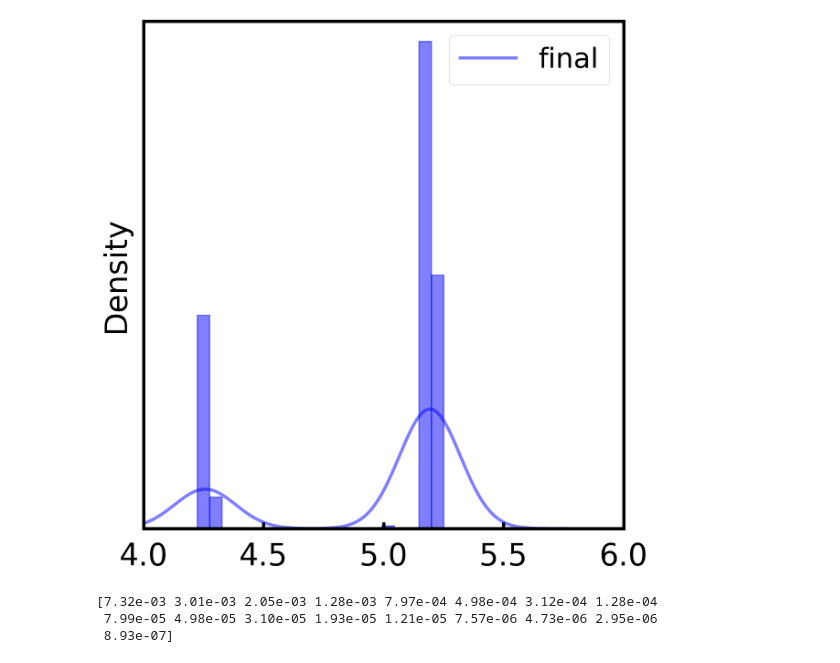
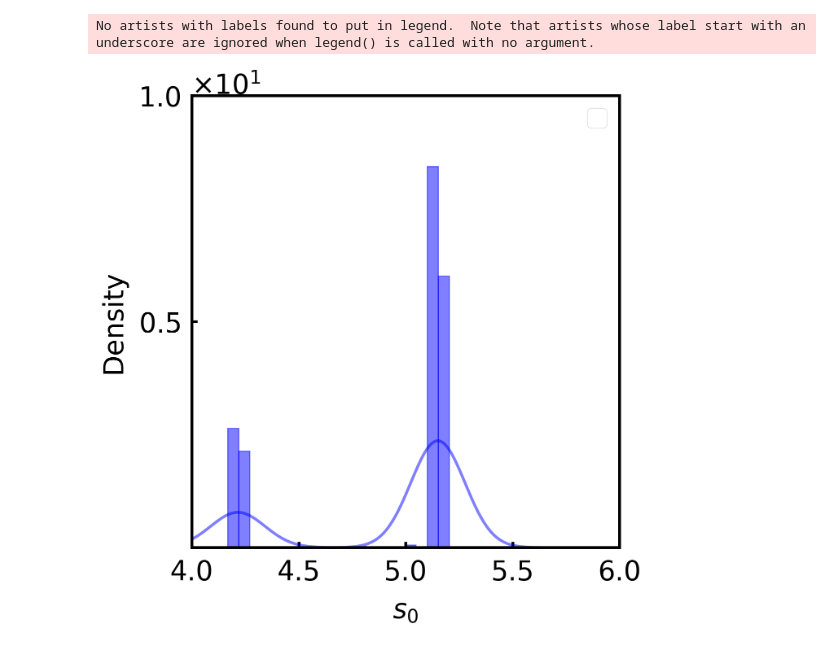
Before and after one commit to ZhangTao-SJTU/tvm, a Jupyter notebook: plots.ipynb, the cells around one changed output. Cells and saved outputs as stored; diff of their text form; code cells hidden in the pictures.

```diff
--- a/plots.ipynb
+++ b/plots.ipynb
@@ -1,39 +1,28 @@
 # %%
 import pandas as pd
 from toolbox import manuscriptPlots
 
-dir = "7_bidisperse_5_4.9_success/"
+dir = "7_bidisperse_5_4.9_success_2/"
 final_iter = 14
 plotter = manuscriptPlots.plot()
 plotter.set_ylim(0,10)
 plotter.set_xlim(4,6)
 # plotter.set_title(" p = {:.2f}".format(p))
 plotter.set_xticks([0.5*i for i in range(150)])
-plotter.set_yticks([100*i for i in range(1,100)])
+plotter.set_yticks([5*i for i in range(1,100)])
 plotter.set_xlabel(r"$s_0$")
 plotter.set_yScaled()
 plotter.initialize_figure()
 #init
 # df = pd.read_csv("{}/cellParameters.init.input".format(dir), sep=" ",header=None)
 # plotter.histogram_from_dataframe(df[2],color = "red", bins = 20, label = "Initial")
 df = pd.read_csv("{}/cellParameters.{}.input".format(dir,final_iter), sep=" ",header=None)
-plotter.histogram_from_dataframe(df[2],color = "blue", bins = 20, label = "final")
+plotter.histogram_from_dataframe(df[2],color = "blue", bins = 20, label = "_final")
 
 plotter.save_fig("{}/s0_histogram.jpg".format(dir))
 # %% [output]
+No artists with labels found to put in legend.  Note that artists whose label start with an underscore are ignored when legend() is called with no argument.
-[figure, old version]
+[figure, new version]
-# %%
-import pandas as pd
-import numpy as np
-from toolbox import manuscriptPlots
-
-dir = "7_bidisperse_5_4.9_success_2/"
-array = np.loadtxt("{}costs.txt".format(dir))
-print(array)
-# %% [output]
-[7.32e-03 3.01e-03 2.05e-03 1.28e-03 7.97e-04 4.98e-04 3.12e-04 1.28e-04
- 7.99e-05 4.98e-05 3.10e-05 1.93e-05 1.21e-05 7.57e-06 4.73e-06 2.95e-06
- 8.93e-07]
 # %%
 ## Cost
 
```
Also changed, not shown: parts of 5 cells of this notebook, 9 other files.
